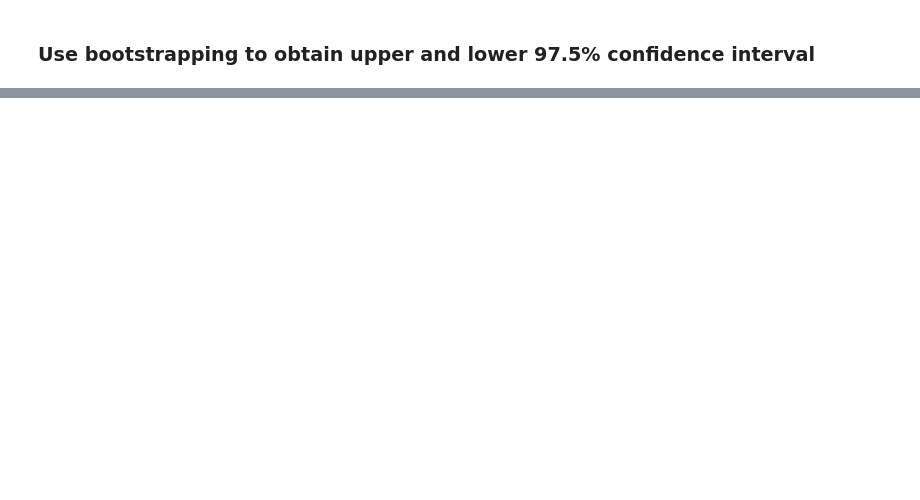
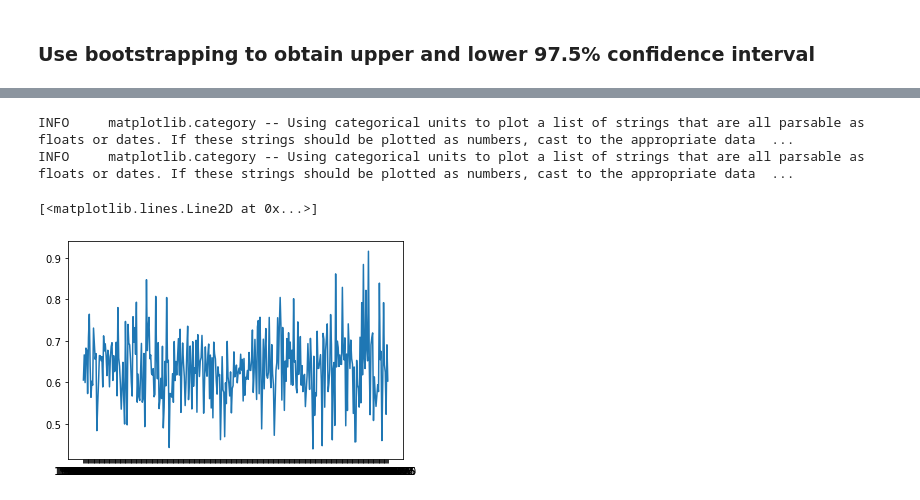
Before and after one commit to pushkarjajoria/Tresillo, a Jupyter notebook: src/rythm_vectors.ipynb, the cells around one changed output, grey strips where cells are left out. Cells and saved outputs as stored; diff of their text form; code cells hidden in the pictures; blank space fills up the shorter version.

Commit message:
added bilboard tresilioness over time

```diff
--- a/src/rythm_vectors.ipynb
+++ b/src/rythm_vectors.ipynb
@@ -277,0 +279,15 @@ no tresillo upper and lower ci on 100 draws:  0.6037983392784003 0.6704955900495
+# %%
+df_billboard = pd.read_csv('/home/nulpe/Desktop/Tresillo/dataset/rythm_vectors/rythm_vectors_billboard.csv')
+df_billboard = collapse_normalize_vectors(df_billboard)
+
+df_billboard_sim = calc_cosine_sim(df_billboard, vanilla_tresillo_vector)
+
+
+
+
+df_billboard_sim['song_artist'] = df_billboard_sim.index
+df_billboard_sim['song'] = df_billboard_sim.song_artist.apply(lambda x: x.split('_')[0])
+df_billboard_sim['artist'] = df_billboard_sim.song_artist.apply(lambda x: x.split('_')[1][:-1])
+df_billboard_sim = df_billboard_sim.drop(['song_artist'], axis=1)
+#df_billboard_sim[df_billboard_sim['song']=='Shape Of You']
+df_billboard_sim
@@ -277,0 +298,6 @@ no tresillo upper and lower ci on 100 draws:  0.6037983392784003 0.6704955900495
+# %%
+df_bill_board = pd.read_csv('/home/nulpe/Desktop/Tresillo/dataset/billboard_data_sets/billboard_1999-2019_unique_top_20_selection.csv')
+
+
+df_bilboard_merged = df_billboard_sim.merge(df_bill_board, left_on=['song','artist'], right_on=['Name', 'Artists'], how='left')
+df_bilboard_merged
@@ -277,0 +318,7 @@ no tresillo upper and lower ci on 100 draws:  0.6037983392784003 0.6704955900495
+# %%
+df_bilboard_merged_month = df_bilboard_merged.groupby(['Week'])['cosine_sim_tresillo'].agg(['mean']).reset_index()
+#df_bilboard_merged_month['year'] = df_bilboard_merged_month['Week'].year
+df_bilboard_merged_month['year'] =pd.DatetimeIndex(df_bilboard_merged_month['Week']).year
+
+df_bilboard_merged_year = df_bilboard_merged_month.groupby(['year'])['mean'].agg(['mean']).reset_index()
+df_bilboard_merged_year
@@ -277,0 +343,7 @@ no tresillo upper and lower ci on 100 draws:  0.6037983392784003 0.6704955900495
+# %%
+plt.plot(df_bilboard_merged_month.Week, df_bilboard_merged_month['mean'])
+# %% [output]
+INFO     matplotlib.category -- Using categorical units to plot a list of strings that are all parsable as floats or dates. If these strings should be plotted as numbers, cast to the appropriate data  ...
+INFO     matplotlib.category -- Using categorical units to plot a list of strings that are all parsable as floats or dates. If these strings should be plotted as numbers, cast to the appropriate data  ...
+[<matplotlib.lines.Line2D at 0x...>]
+[figure, added]
```
Also changed, not shown: parts of 12 cells of this notebook.
